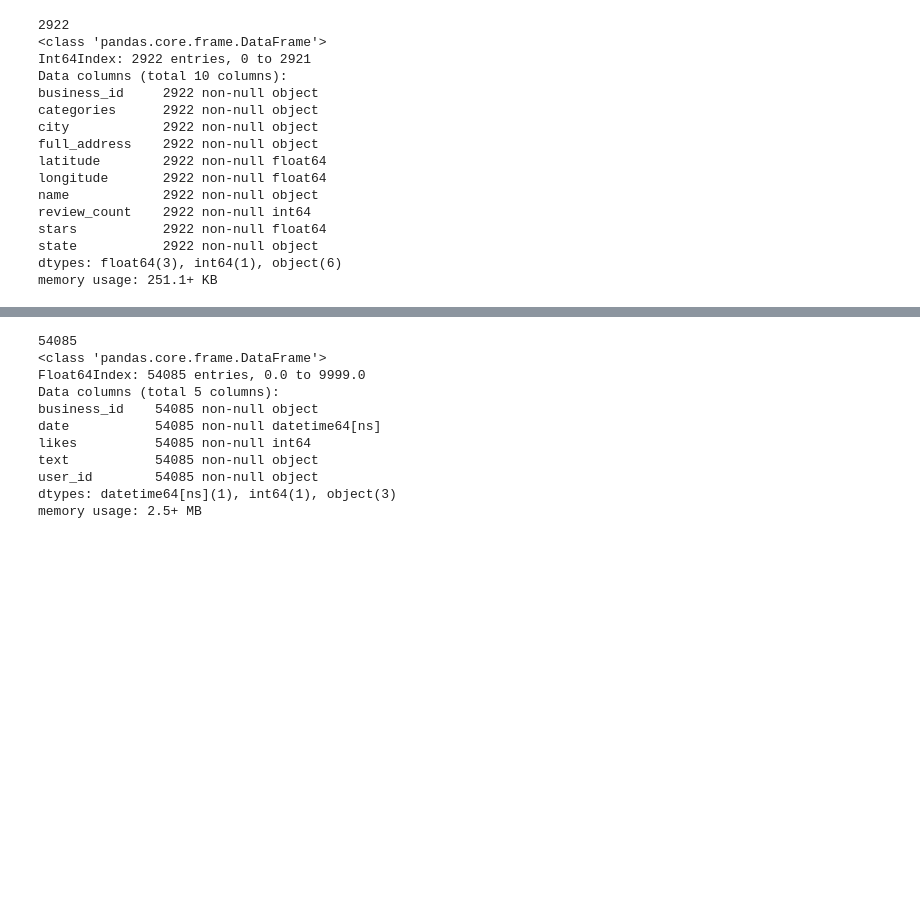
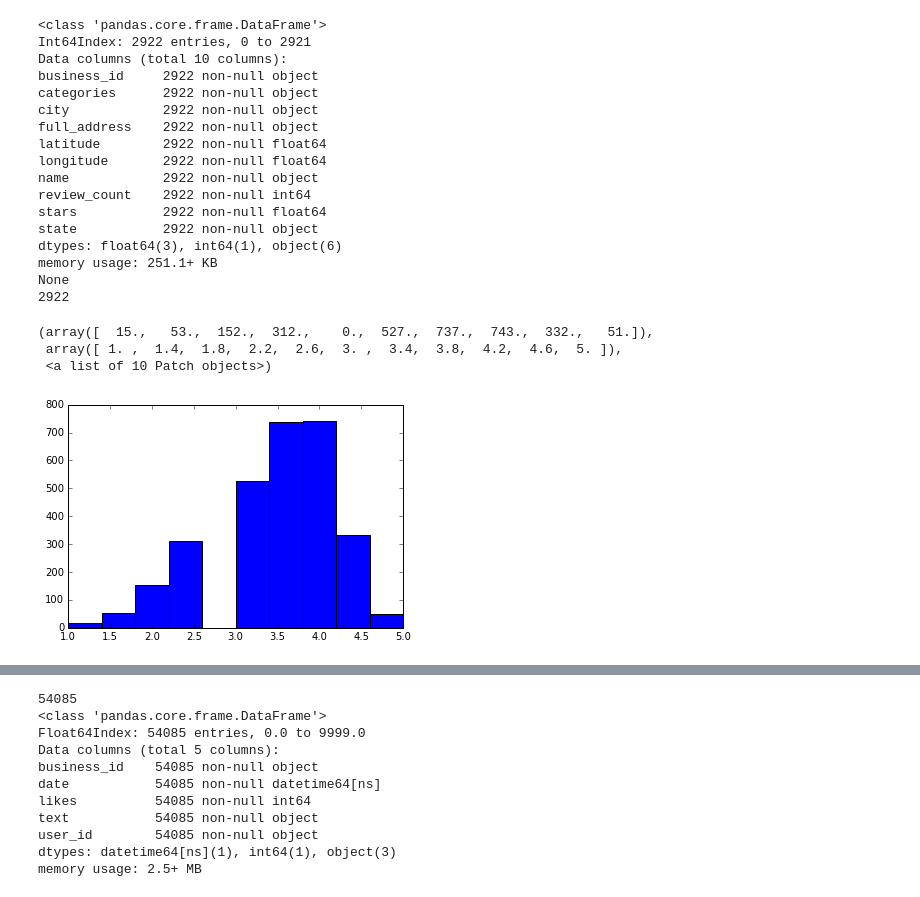
Before and after one commit to deepsreddy/DSI_CapstoneProject, a Jupyter notebook: Explore_ModelFeatures.ipynb, the cells around one changed output, grey strips where cells are left out. Drawn from its saved outputs; the diff is of its cells as text; code cells hidden in the pictures; blank space fills up the shorter version.

```diff
--- a/Explore_ModelFeatures.ipynb
+++ b/Explore_ModelFeatures.ipynb
@@ -55,23 +59,31 @@ import matplotlib.pyplot as plt
 # %%
-rest_df = pd.read_json('data/Phoenix_Restaurants.json')
+rest_df = pd.read_json('data_full/Phoenix_Restaurants.json')
+#print(len(rest_df))
+print(rest_df.info())
 print(len(rest_df))
-rest_df.info()
 #print(rest_df.head(3))
+
+plt.hist(rest_df['stars'])
 # %% [output]
-2922
 <class 'pandas.core.frame.DataFrame'>
 Int64Index: 2922 entries, 0 to 2921
 Data columns (total 10 columns):
 business_id     2922 non-null object
 categories      2922 non-null object
 city            2922 non-null object
 full_address    2922 non-null object
 latitude        2922 non-null float64
 longitude       2922 non-null float64
 name            2922 non-null object
 review_count    2922 non-null int64
 stars           2922 non-null float64
 state           2922 non-null object
 dtypes: float64(3), int64(1), object(6)
 memory usage: 251.1+ KB
+None
+2922
+(array([  15.,   53.,  152.,  312.,    0.,  527.,  737.,  743.,  332.,   51.]),
+ array([ 1. ,  1.4,  1.8,  2.2,  2.6,  3. ,  3.4,  3.8,  4.2,  4.6,  5. ]),
+ <a list of 10 Patch objects>)
+[figure, added]
 # %%
```
Also changed, not shown: parts of 19 cells of this notebook.
